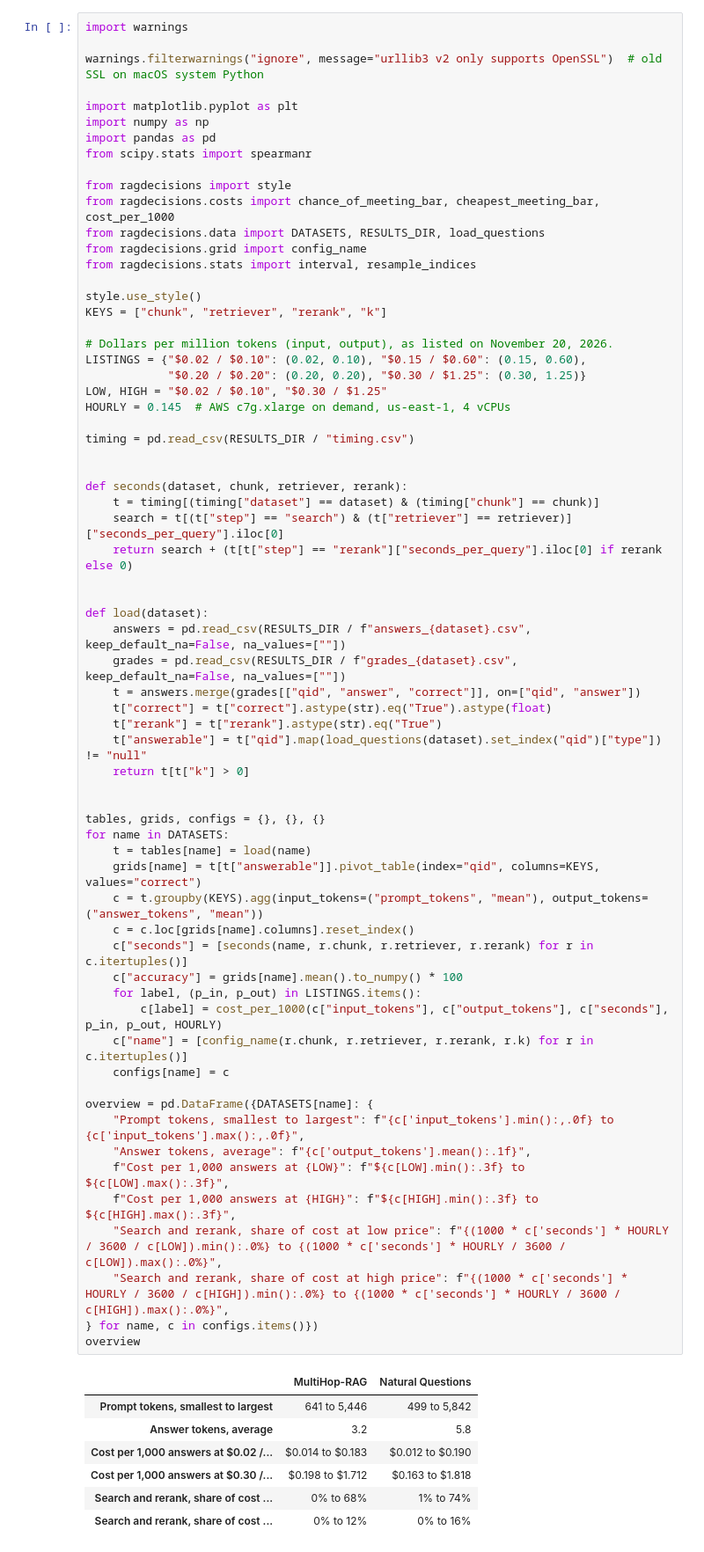
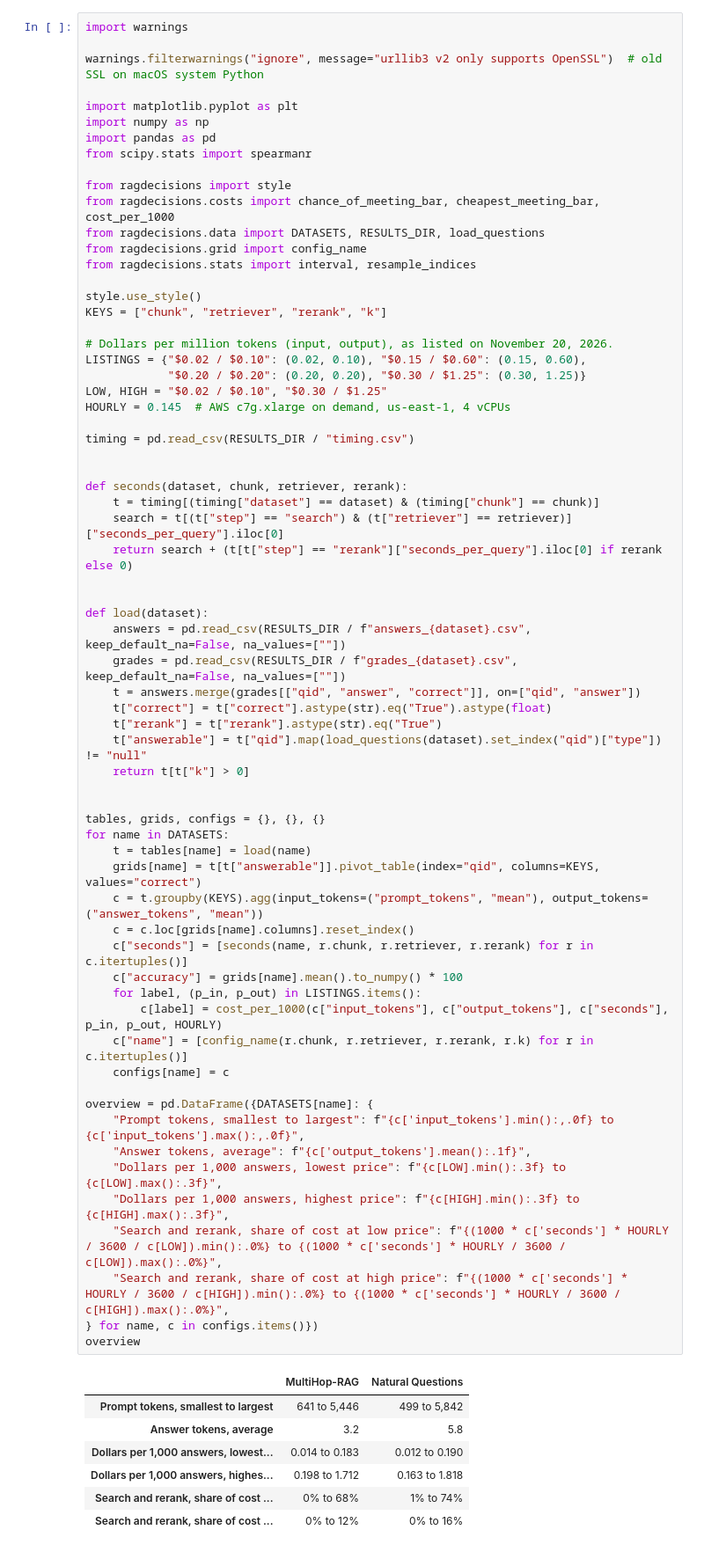
Before and after one commit to ai-with-md/rag-per-dollar, a Jupyter notebook: notebooks/05_cost.ipynb, the cells around one changed output. Shown at 88% size. Cells and saved outputs as stored; diff of their text form.

```diff
--- a/notebooks/05_cost.ipynb
+++ b/notebooks/05_cost.ipynb
@@ -56,37 +56,37 @@ def load(dataset):
     t["correct"] = t["correct"].astype(str).eq("True").astype(float)
     t["rerank"] = t["rerank"].astype(str).eq("True")
     t["answerable"] = t["qid"].map(load_questions(dataset).set_index("qid")["type"]) != "null"
     return t[t["k"] > 0]
 
 
 tables, grids, configs = {}, {}, {}
 for name in DATASETS:
     t = tables[name] = load(name)
     grids[name] = t[t["answerable"]].pivot_table(index="qid", columns=KEYS, values="correct")
     c = t.groupby(KEYS).agg(input_tokens=("prompt_tokens", "mean"), output_tokens=("answer_tokens", "mean"))
     c = c.loc[grids[name].columns].reset_index()
     c["seconds"] = [seconds(name, r.chunk, r.retriever, r.rerank) for r in c.itertuples()]
     c["accuracy"] = grids[name].mean().to_numpy() * 100
     for label, (p_in, p_out) in LISTINGS.items():
         c[label] = cost_per_1000(c["input_tokens"], c["output_tokens"], c["seconds"], p_in, p_out, HOURLY)
     c["name"] = [config_name(r.chunk, r.retriever, r.rerank, r.k) for r in c.itertuples()]
     configs[name] = c
 
 overview = pd.DataFrame({DATASETS[name]: {
     "Prompt tokens, smallest to largest": f"{c['input_tokens'].min():,.0f} to {c['input_tokens'].max():,.0f}",
     "Answer tokens, average": f"{c['output_tokens'].mean():.1f}",
-    f"Cost per 1,000 answers at {LOW}": f"${c[LOW].min():.3f} to ${c[LOW].max():.3f}",
-    f"Cost per 1,000 answers at {HIGH}": f"${c[HIGH].min():.3f} to ${c[HIGH].max():.3f}",
+    "Dollars per 1,000 answers, lowest price": f"{c[LOW].min():.3f} to {c[LOW].max():.3f}",
+    "Dollars per 1,000 answers, highest price": f"{c[HIGH].min():.3f} to {c[HIGH].max():.3f}",
     "Search and rerank, share of cost at low price": f"{(1000 * c['seconds'] * HOURLY / 3600 / c[LOW]).min():.0%} to {(1000 * c['seconds'] * HOURLY / 3600 / c[LOW]).max():.0%}",
     "Search and rerank, share of cost at high price": f"{(1000 * c['seconds'] * HOURLY / 3600 / c[HIGH]).min():.0%} to {(1000 * c['seconds'] * HOURLY / 3600 / c[HIGH]).max():.0%}",
 } for name, c in configs.items()})
 overview
 # %% [output]
 |  | MultiHop-RAG | Natural Questions |
 | Prompt tokens, smallest to largest | 641 to 5,446 | 499 to 5,842 |
 | Answer tokens, average | 3.2 | 5.8 |
-| Cost per 1,000 answers at $0.02 /... | $0.014 to $0.183 | $0.012 to $0.190 |
-| Cost per 1,000 answers at $0.30 /... | $0.198 to $1.712 | $0.163 to $1.818 |
+| Dollars per 1,000 answers, lowest... | 0.014 to 0.183 | 0.012 to 0.190 |
+| Dollars per 1,000 answers, highes... | 0.198 to 1.712 | 0.163 to 1.818 |
 | Search and rerank, share of cost ... | 0% to 68% | 1% to 74% |
 | Search and rerank, share of cost ... | 0% to 12% | 0% to 16% |
 # %% [markdown]
```
Also changed, not shown: parts of 6 cells of this notebook, 3 other files.
